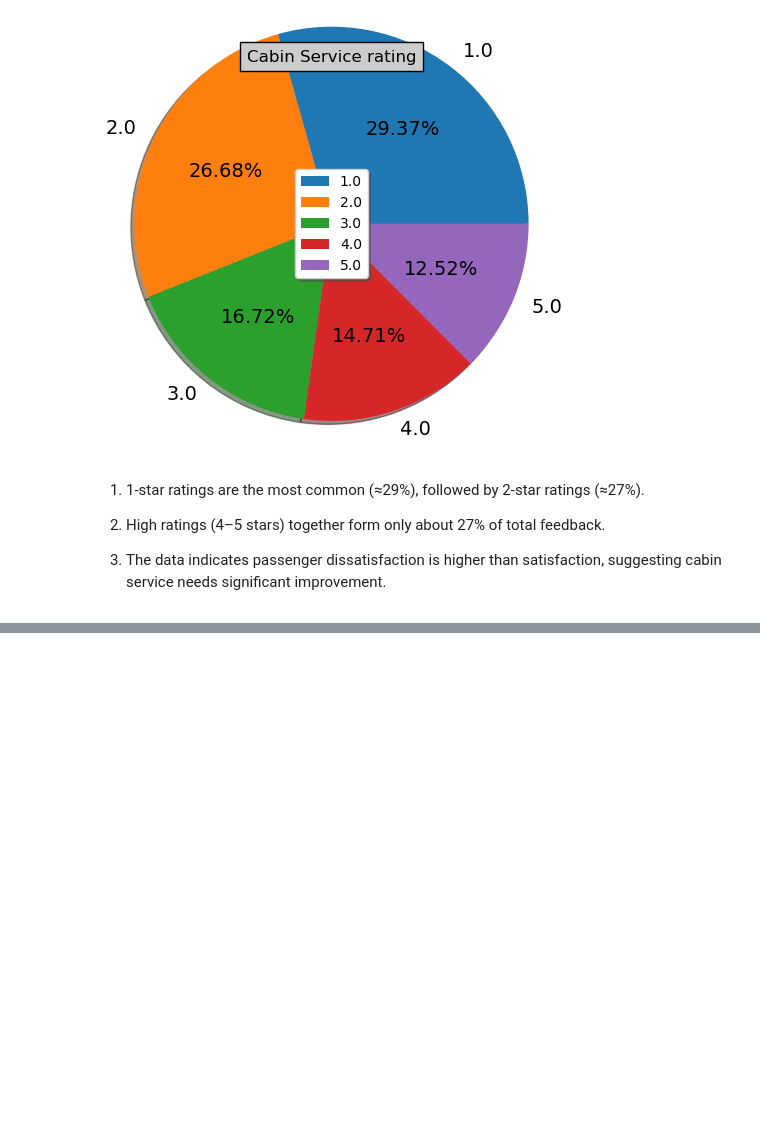
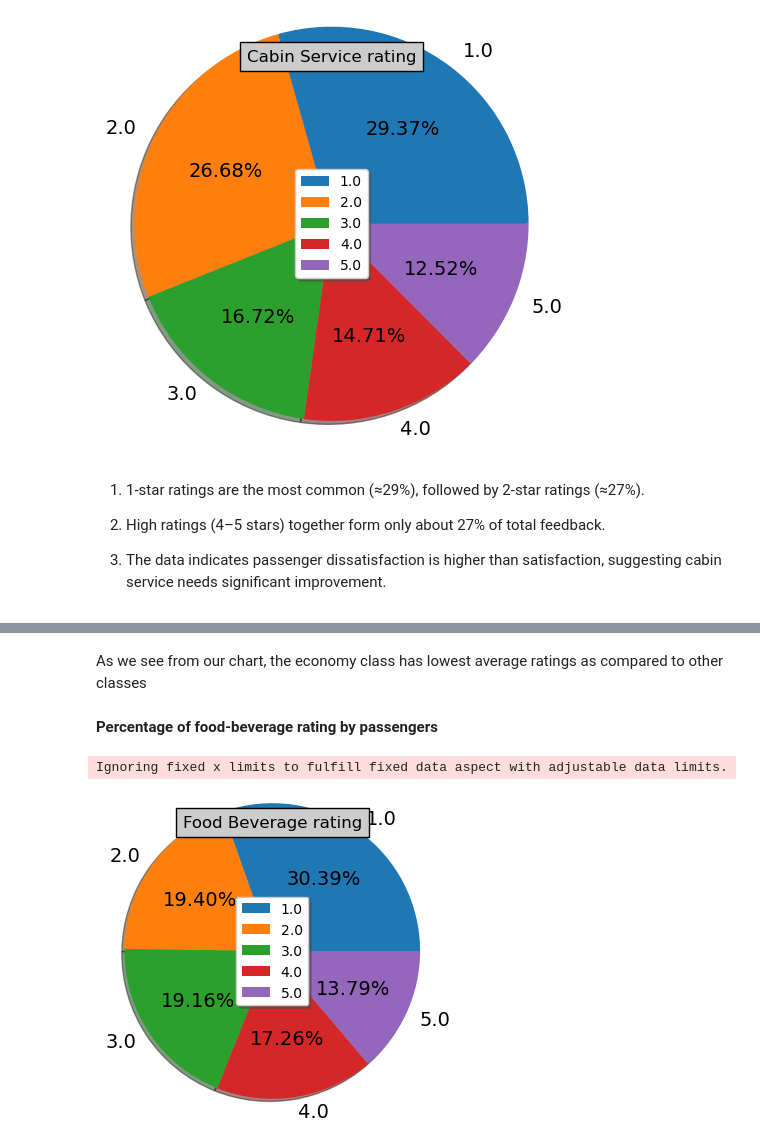
Before and after one commit to Siddharth3271/Airline-Passenger-Refferal-Prediction, a Jupyter notebook: code.ipynb, the cells around one changed output, grey strips where cells are left out. Drawn from its saved outputs; the diff is of its cells as text; code cells hidden in the pictures; blank space fills up the shorter version.

Commit message:
Exploratary Data Analysis Done

```diff
--- a/code.ipynb
+++ b/code.ipynb
@@ -366,0 +380,17 @@ Name: cabin_service, Length: 37539, dtype: float64>
+# %% [markdown]
+As we see from our chart, the economy class has lowest average ratings as compared to other classes
+# %% [markdown]
+**Percentage of food-beverage rating by passengers**
+# %%
+#setting the figure size and plotting the graph
+label_for_food_service=['1.0','4.0','5.0','3.0','2.0']
+data3=airline_df['food_bev'].value_counts().values
+plt.figure(figsize=(3,3))
+plt.axis("equal")
+plt.title("Food Beverage rating",bbox={'facecolor':'0.8','pad':5})
+plt.pie(data3,labels=label_for_cabin_service,radius=1.6,autopct='%0.2f%%',shadow=True,textprops={'fontsize':14})
+plt.legend(loc='center',shadow=True,fancybox=True)
+plt.show()
+# %% [output]
+Ignoring fixed x limits to fulfill fixed data aspect with adjustable data limits.
+[figure, added]
```
Also changed, not shown: parts of 16 cells of this notebook.
